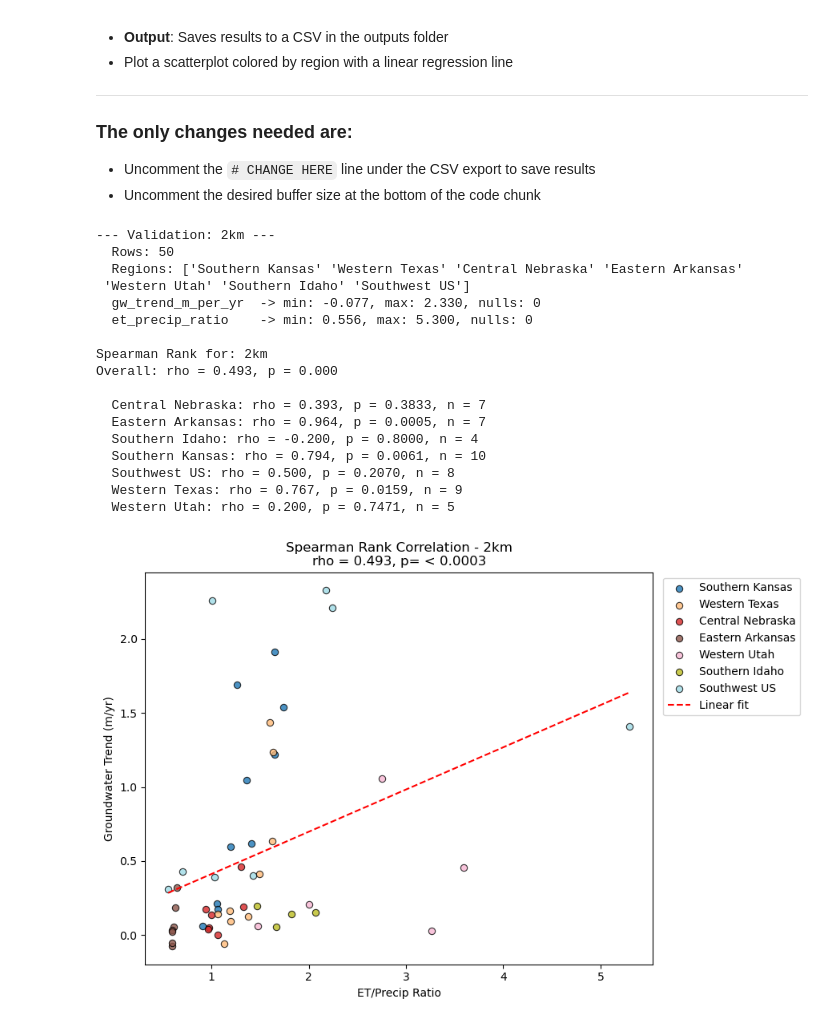
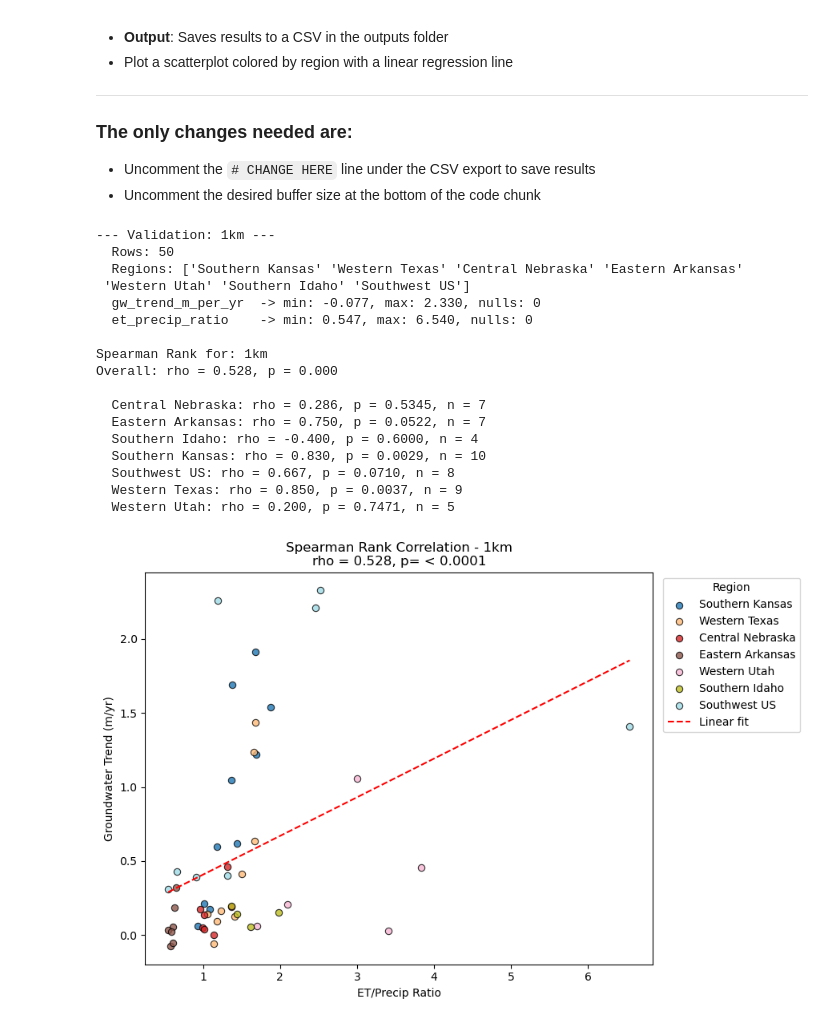
Before and after one commit to meds-AridGW/ET_GW_analysis_workflow, a Jupyter notebook: spearman_rank/spearman_stats.ipynb, the cells around one changed output. Drawn from its saved outputs; the diff is of its cells as text; code cells hidden in the pictures.

```diff
--- a/spearman_rank/spearman_stats.ipynb
+++ b/spearman_rank/spearman_stats.ipynb
@@ -29,11 +29,11 @@ import pandas as pd
 from scipy.stats import spearmanr # Using for Spearman Rank Correlation
 import scipy.stats as stats
 # %%
-# Begin Function
+# ── Begin Function ───────────────────────────────────────────────────────────
 def spearman_analysis(csv_path, label=""):
     df = pd.read_csv(csv_path)
 
-    # Data Validation
+    # ── Data Validation ───────────────────────────────────────────────────────────
     print(f"--- Validation: {label} ---")
     print(f"  Rows: {len(df)}")
     print(f"  Regions: {df['region'].unique()}")
@@ -43,7 +43,7 @@ def spearman_analysis(csv_path, label=""):
     # Create an empty variable to store results
     results = []
 
-    # Run Spearmans
+    # ── Run Spearmans ───────────────────────────────────────────────────────────
     rho, p_value = spearmanr(df['gw_trend_m_per_yr'], df['et_precip_ratio'])
     results.append({'region': 'ALL', 'rho': rho, 'p_value': p_value, 'n': len(df)})
 
@@ -62,55 +62,58 @@ def spearman_analysis(csv_path, label=""):
         results.append({'region': region, 'rho': r, 'p_value': p, 'n': len(group)})
         print(f"  {region}: rho = {r:.3f}, p = {p:.4f}, n = {len(group)}")          # Adjust sigfigs
 
-    # Export a Spearman Rank Correlation CSV
+
+    # ── Export Spearman Rank Correlation CSV ───────────────────────────────────────────────────────────
     # CHANGE HERE   : Add desired File Path location
     #pd.DataFrame(results).to_csv(f"/capstone/aridgw/outputs/10km/site_summary_spearman_{label}.csv", index=False)   # CHANGE File Path
 
 
-    # Scatter Plot
+    # ── Scatter Plot ───────────────────────────────────────────────────────────
     fig, ax = plt.subplots(figsize=(9, 6))
     regions = df['region'].unique()
     colors = plt.cm.tab20(np.linspace(0, 1, len(regions)))
 
     for region, color in zip(regions, colors):
         subset = df[df['region'] == region]
         ax.scatter(subset['et_precip_ratio'], subset['gw_trend_m_per_yr'],
                    label=region, color=color, alpha=0.80,
                    edgecolors="black", linewidths=0.8)
 
     m, b, *_ = stats.linregress(df['et_precip_ratio'], df['gw_trend_m_per_yr'])
     x = np.linspace(df['et_precip_ratio'].min(), df['et_precip_ratio'].max(), 100)
     ax.plot(x, m * x + b, 'r--', label='Linear fit')
 
     ax.set_xlabel('ET/Precip Ratio')
     ax.set_ylabel('Groundwater Trend (m/yr)')
     ax.set_title(f"Spearman Rank Correlation - {label}\nrho = {rho:.3f}, p= < {p_value:.4f}")   # Adjust sigfigs
-    ax.legend(bbox_to_anchor=(1.01, 1), loc='upper left')
+    ax.legend(bbox_to_anchor=(1.01, 1), loc='upper left', title = 'Region')
     plt.tight_layout()
     plt.show()
 
 
+# ── Import File to Run Spearman's ───────────────────────────────────────────────────────────
+
 # CHANGE HERE   :  Run for desired buffer size (uncomment one):
-#spearman_analysis("/capstone/aridgw/outputs/1km/site_summary_1km.csv", label="1km")
-spearman_analysis("/capstone/aridgw/outputs/2km/site_summary_2km.csv", label="2km")
+spearman_analysis("/capstone/aridgw/outputs/1km/site_summary_1km.csv", label="1km")
+#spearman_analysis("/capstone/aridgw/outputs/2km/site_summary_2km.csv", label="2km")
 #spearman_analysis("/capstone/aridgw/outputs/4km/site_summary_4km.csv", label="4km")
 #spearman_analysis("/capstone/aridgw/outputs/10km/site_summary_10km.csv", label="10km")
 # %% [output]
---- Validation: 2km ---
+--- Validation: 1km ---
   Rows: 50
   Regions: ['Southern Kansas' 'Western Texas' 'Central Nebraska' 'Eastern Arkansas'
  'Western Utah' 'Southern Idaho' 'Southwest US']
   gw_trend_m_per_yr  -> min: -0.077, max: 2.330, nulls: 0
-  et_precip_ratio    -> min: 0.556, max: 5.300, nulls: 0
+  et_precip_ratio    -> min: 0.547, max: 6.540, nulls: 0
 
-Spearman Rank for: 2km
-Overall: rho = 0.493, p = 0.000
+Spearman Rank for: 1km
+Overall: rho = 0.528, p = 0.000
 
-  Central Nebraska: rho = 0.393, p = 0.3833, n = 7
-  Eastern Arkansas: rho = 0.964, p = 0.0005, n = 7
-  Southern Idaho: rho = -0.200, p = 0.8000, n = 4
-  Southern Kansas: rho = 0.794, p = 0.0061, n = 10
-  Southwest US: rho = 0.500, p = 0.2070, n = 8
-  Western Texas: rho = 0.767, p = 0.0159, n = 9
+  Central Nebraska: rho = 0.286, p = 0.5345, n = 7
+  Eastern Arkansas: rho = 0.750, p = 0.0522, n = 7
+  Southern Idaho: rho = -0.400, p = 0.6000, n = 4
+  Southern Kansas: rho = 0.830, p = 0.0029, n = 10
+  Southwest US: rho = 0.667, p = 0.0710, n = 8
+  Western Texas: rho = 0.850, p = 0.0037, n = 9
   Western Utah: rho = 0.200, p = 0.7471, n = 5
-[figure, old version]
+[figure, new version]
```
Also changed, not shown: 2 other files.
